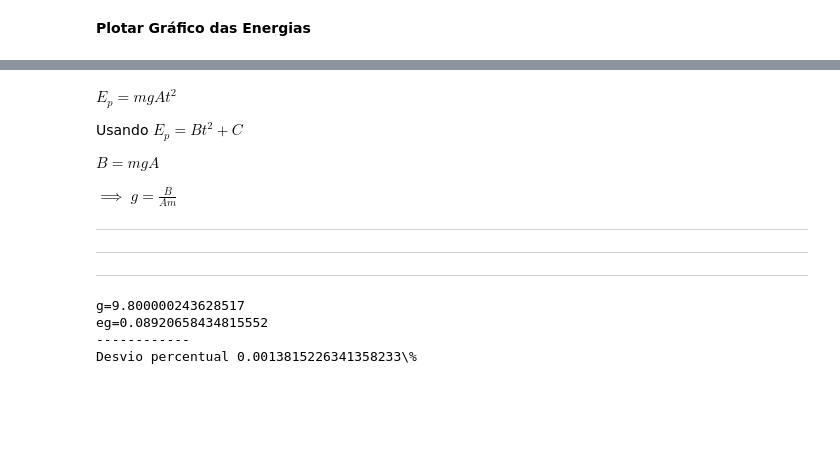
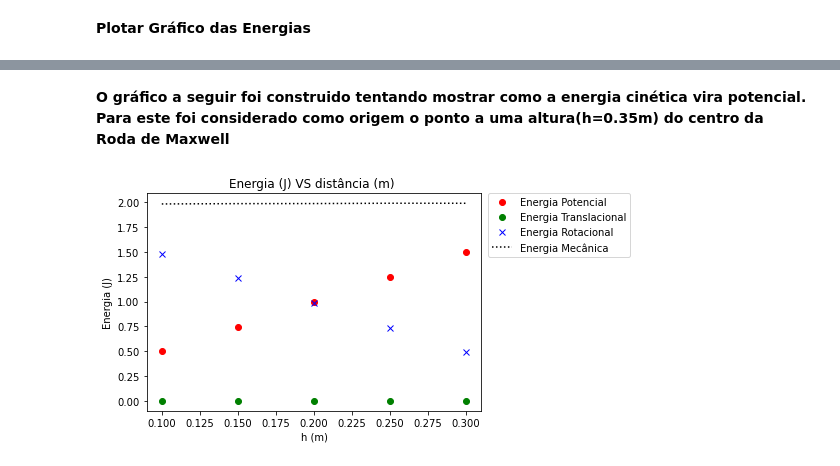
Before and after one commit to PassosSouza/Experimental-AnalysisII, a Jupyter notebook: EXP_2_LAB_1.ipynb, the cells around one changed output, grey strips where cells are left out. Saved outputs shown, nothing was run; the diff lists cells and outputs as text; code cells hidden in the pictures; blank space fills up the shorter version.

```diff
--- a/EXP_2_LAB_1.ipynb
+++ b/EXP_2_LAB_1.ipynb
@@ -304,23 +268,35 @@ plt.show()
-# %% [markdown]
-$E_p = mgAt^2$
-
-Usando $E_p = Bt^2+C$
-
-$B = mgA$
-
-$\implies$ $ g=\frac{B}{Am}$
-
----
----
----
-# %%
-print(f'g={a1[0]/(c[0]*m)}')
-print(f'eg={np.sqrt( (a1[1]/(c[0]*m))**2+(a1[0]*c[1]/(m*c[0]**2))**2 +(em*a1[0]/(c[0]*m**2))**2  )}')
-print('------------')
-
-print(f'Desvio percentual {(a1[0]/(c[0]*m))/9.78648-1}\%')
-# %% [output]
-g=9.800000243628517
-eg=0.08920658434815552
-------------
-Desvio percentual 0.0013815226341358233\%
+# %% [markdown]
+**O gráfico a seguir foi construido tentando mostrar como a energia cinética vira potencial. Para este foi considerado como origem o ponto a uma altura\(h=0.35m\) do centro da Roda de Maxwell**
+# %%
+x2 = np.array([0.1,0.15,0.20,0.25,0.30])
+v2 = np.array([0.1239,0.113,0.10009,0.0874,0.0712])
+w2=np.array([49.5,45.2,40.4,35,28.5])
+Em2 = np.ones(len(x2))
+Ep2 = np.ones(len(x2))
+Et2 = np.ones(len(x2))
+Er2 = np.ones(len(x2))
+for i in range(len(x2)):
+    Ep2[i]=m*g*x2[i]
+    Et2[i]=m/2*v2[i]**2
+    Er2[i]=IA/2*w2[i]**2
+    Em2[i] = Ep2[i]+Et2[i]+Er2[i]
+
+plt.plot(x2,Ep2,'o',color = 'red',label='Energia Potencial')
+plt.plot(x2,Et2,'o',color = 'green',label='Energia Translacional')
+plt.plot(x2,Er2,'x',color = 'blue',label='Energia Rotacional')
+plt.plot(x2,Em2,':',color = 'black',label='Energia Mecânica')
+
+#plotar error bar
+#plt.errorbar(tm, Ep,yerr=eEp,xerr=etm,fmt='o')
+#plt.errorbar(tm, Et, yerr=eEt,xerr=etm,fmt='o')
+#plt.errorbar(tm, Er, yerr=eEr,xerr=etm,fmt='o')
+
+#plt.ylim([0,0.75])
+#plt.xlim([-0.0005,0.0708])
+plt.legend(bbox_to_anchor=(1.02, 1), loc='upper left', borderaxespad=0)#tirar se n quiser legenda
+plt.title('Energia (J) VS distância (m) ')
+plt.ylabel('Energia (J)')
+plt.xlabel('h (m)')
+plt.show()
+# %% [output]
+[figure, added]
```
Also changed, not shown: parts of 10 cells of this notebook.
